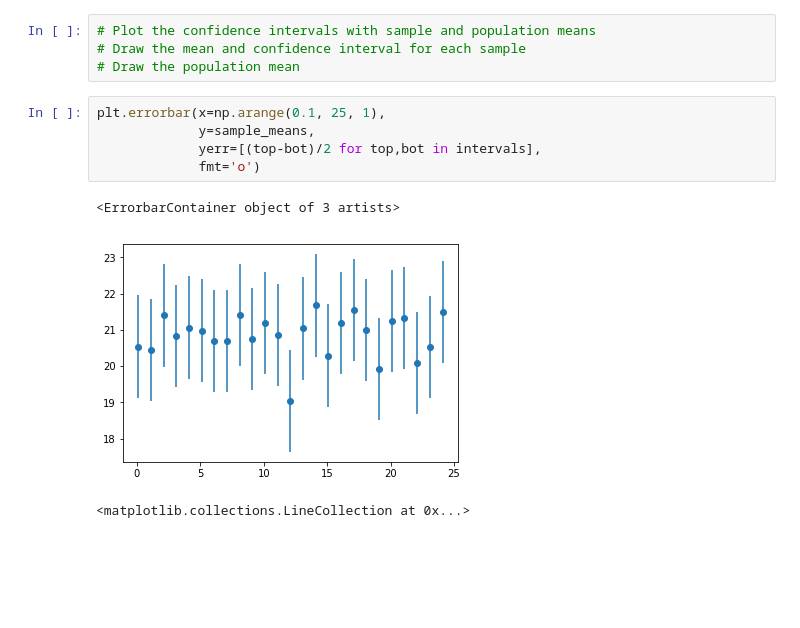
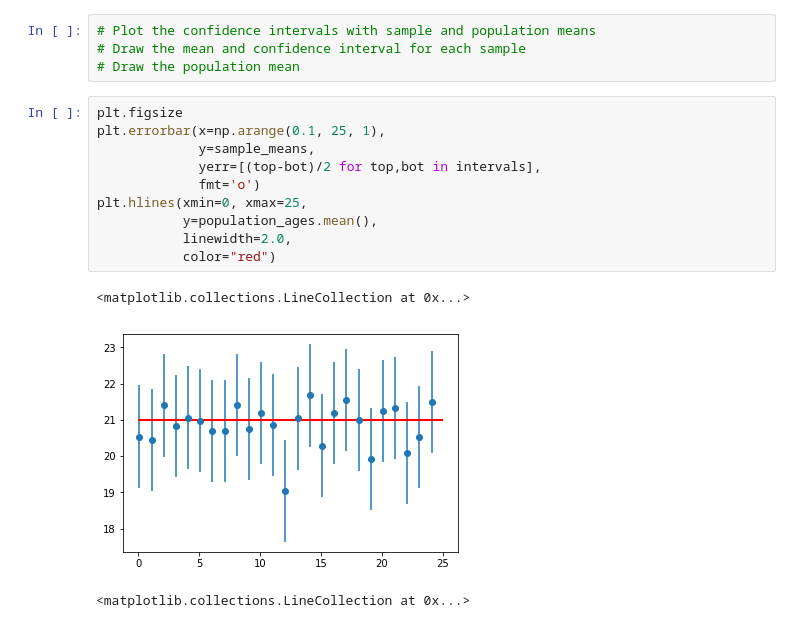
Before and after one commit to Rimab55/dsc-2-19-17-confidence-intervals-with-t-distribution-lab-nyc-ds-career-012819, a Jupyter notebook: index.ipynb, the cells around one changed output. Saved outputs shown, nothing was run; the diff lists cells and outputs as text; blank space fills up the shorter version.

```diff
--- a/index.ipynb
+++ b/index.ipynb
@@ -191,13 +191,18 @@ for sample in range(25):
 # Draw the mean and confidence interval for each sample
 # Draw the population mean
 # %%
+plt.figsize
 plt.errorbar(x=np.arange(0.1, 25, 1),
              y=sample_means,
              yerr=[(top-bot)/2 for top,bot in intervals],
              fmt='o')
+plt.hlines(xmin=0, xmax=25,
+           y=population_ages.mean(),
+           linewidth=2.0,
+           color="red")
 # %% [output]
-<ErrorbarContainer object of 3 artists>
+<matplotlib.collections.LineCollection at 0x...>
-[figure, old version]
+[figure, new version]
 # %%
 # %% [output]
 <matplotlib.collections.LineCollection at 0x...>
```
